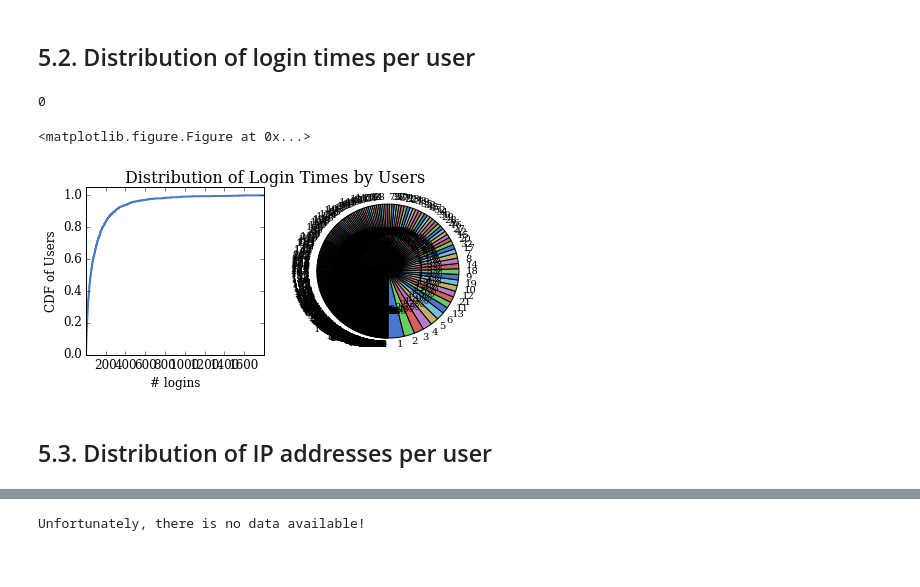
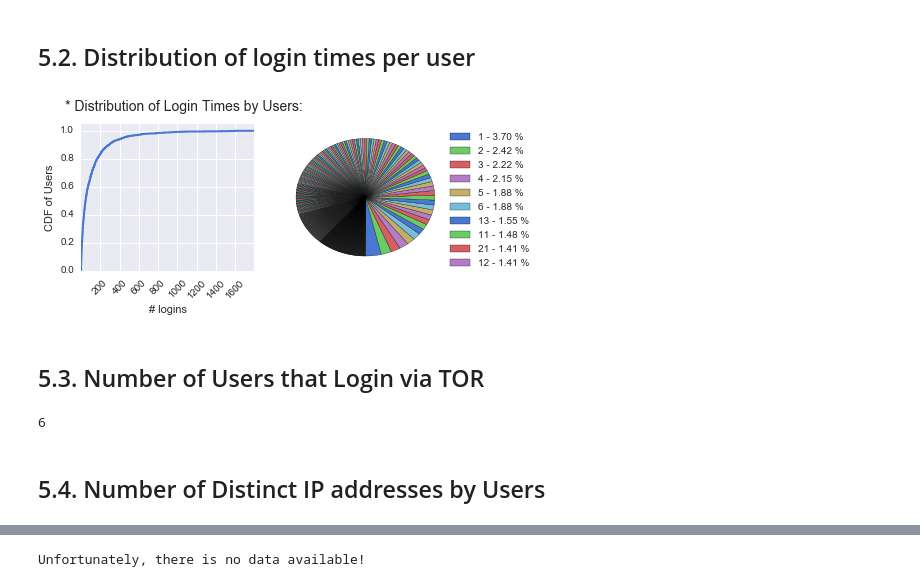
Before and after one commit to jjsantanna/booter_dbs_analyses, a Jupyter notebook: case_studies/vddos/analysis_vddos.ipynb, the cells around one changed output, grey strips where cells are left out. Cells and saved outputs as stored; diff of their text form; code cells hidden in the pictures.

```diff
--- a/case_studies/vddos/analysis_vddos.ipynb
+++ b/case_studies/vddos/analysis_vddos.ipynb
@@ -643,9 +775,12 @@ import matplotlib.pyplot as plt
 from matplotlib_venn import *
 %matplotlib inline
 
+import seaborn as sns
+import itertools
+
 plt.style.use('seaborn-muted')
-plt.rcParams['font.family'] = 'serif'
-plt.rcParams['font.size'] = 12
+# plt.rcParams['font.family'] = 'serif'
+# plt.rcParams['font.size'] = 12
 
 import warnings
 warnings.filterwarnings('ignore')
@@ -724,9 +846,5 @@ fig.show()
 # %% [markdown]
 ## 5.2. Distribution of login times per user
-# %%
-len(df_logins['userid'].value_counts())
-# %% [output]
-0
 # %%
 if len(df_logins['userid'].value_counts()) > 0:
     num_distinct_logins_per_user=df_logins['userid'].value_counts()
@@ -738,30 +856,59 @@ cum_dist_user_logins = np.linspace(0.,1.,len(num_distinct_logins_per_user))
 cdf_user_logins = pd.Series(cum_dist_user_logins, index=num_distinct_logins_per_user.sort_values())
 # %%
 if len(num_distinct_logins_per_user)>0:
-    fig = plt.figure()
-    fig = plt.figure(figsize=(7, 3))
-    fig.suptitle('Distribution of Login Times by Users', fontsize=16)
+    fig = plt.figure(figsize=(6, 3))
+    fig.suptitle('* Distribution of Login Times by Users:', fontsize=14, y=1.05,x=0.35)
 
     #Plot CDF
     ax1 = plt.subplot2grid((1,2), (0,0))
     ax1 = cdf_user_logins.plot(ax=ax1,lw=2, drawstyle='steps',legend=False)
     ax1.set_xlabel("# logins")
     ax1.set_ylabel("CDF of Users")
     ax1.set_ylim(0,1.05)
+    ax1.set_title("")
+    plt.setp(ax1.xaxis.get_majorticklabels(), rotation=45)
+
 
     ax2 = plt.subplot2grid((1,2), (0,1))
-    freq_distinct_logins_per_user.plot(ax=ax2,kind='pie', autopct='%1.1f%%', startangle=270, fontsize=10)
+    freq_distinct_logins_per_user.plot(ax=ax2,kind='pie',
+                                       labels=None,
+                                       legend=False,
+                                       startangle=270,
+#                                        colors=sns.color_palette()
+                                       )
     ax2.set_ylabel("")
 
+    ####
+    # For Pie Chart Better Legend box
+    porcent = (100.*freq_distinct_logins_per_user.values)/(freq_distinct_logins_per_user.values.sum())
+    labels = ['{0} - {1:1.2f} %'.\
+              format(i,j) for i,j in zip(freq_distinct_logins_per_user.index, porcent)]
+    # To Sort Legend (defaulf: keeps the same order)
+#     patches, labels, dummy =  zip(*sorted(zip(patches, labels, freq_distinct_logins_per_user.values),
+#                                           key=lambda x: x[2],
+#                                           reverse=True))
+    legend_show_top=10
+    ax2.legend(ax2.patches[0:legend_show_top],
+               labels[0:legend_show_top],
+               bbox_to_anchor=(1.5, 1.),
+               fontsize=10)
+    ####
+
+    fig.tight_layout()
     fig.show()
+    fig.savefig('graphs/login_times.eps', bbox_inches='tight',format='eps', dpi=1200)
 else:
     print("Unfortunately, there is no data available!")
-# fig.savefig('../figs/cdf_users_attacks.eps', bbox_inches='tight',format='eps', dpi=1200)
 # %% [output]
-<matplotlib.figure.Figure at 0x...>
-[figure, old version]
+[figure, new version]
+# %% [markdown]
+## 5.3. Number of Users that Login via TOR
+# %%
+len(df_logins_torcheck[df_logins_torcheck['tor']==True]['userip'].value_counts())
+# %% [output]
+6
 # %% [markdown]
-## 5.3. Distribution of IP addresses per user
+## 5.4. Number of Distinct IP addresses by Users
 # %%
 if len(df_logins.groupby(['userid','userip']).size().reset_index()['userid'].value_counts()) >0:
     num_distinct_ips_per_user=df_logins.groupby(['userid','userip']).size().reset_index()['userid'].value_counts()
```
Also changed, not shown: parts of 65 cells of this notebook, 2 other files.
